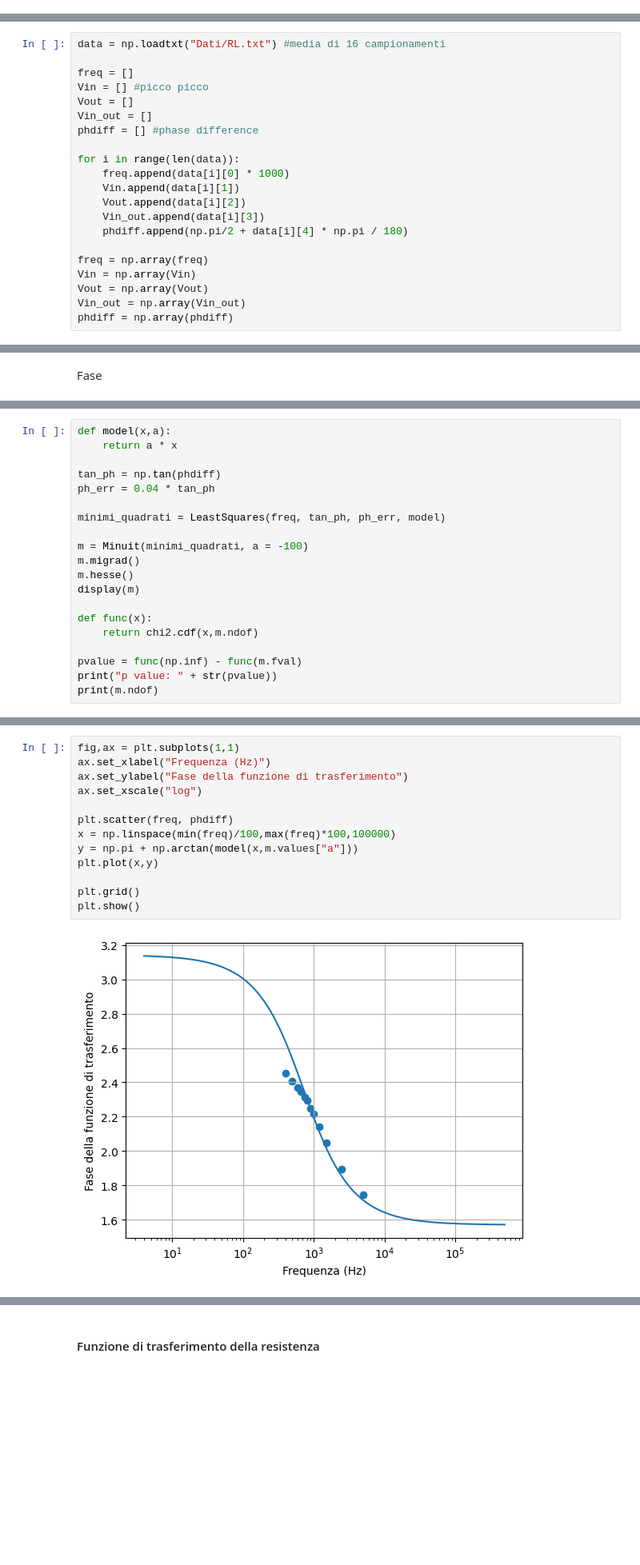
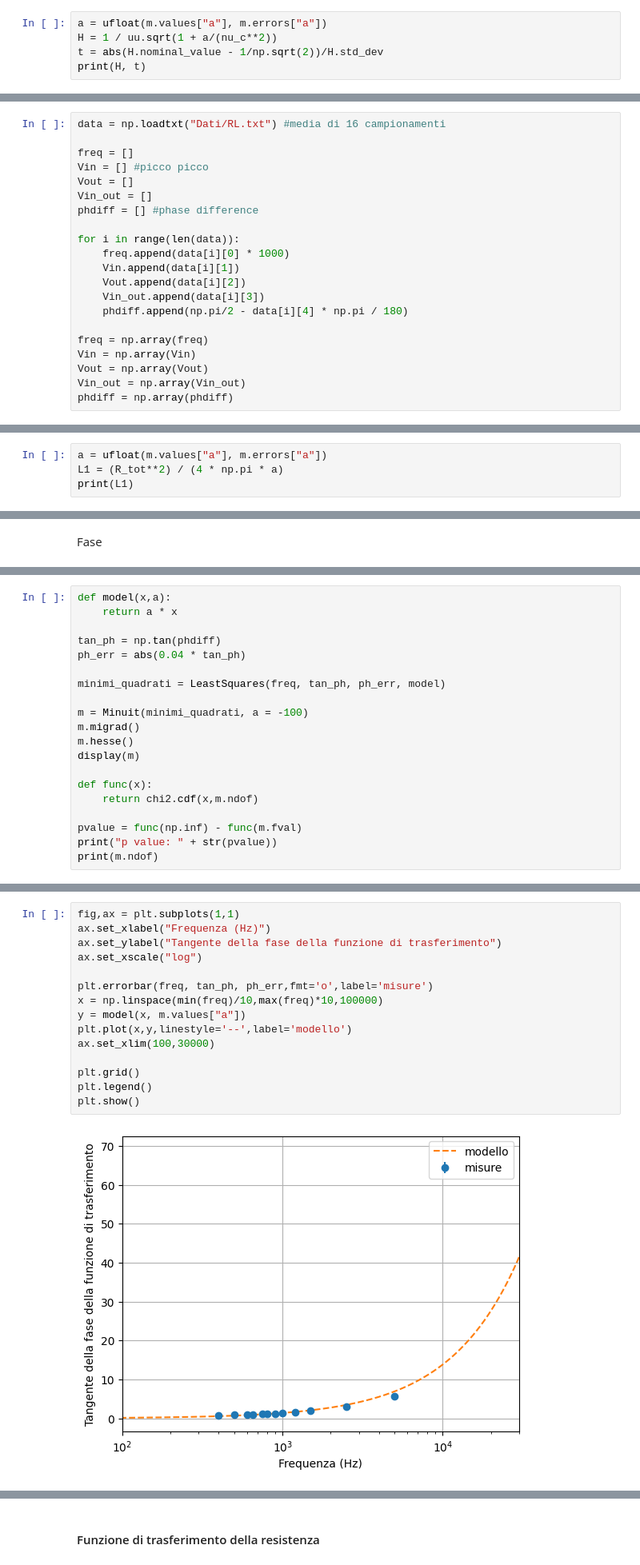
Before and after one commit to ARossiUnimib/Laboratorio-2---Gruppo-21-A.A.-2023-24, a Jupyter notebook: Notebooks/Circuiti_3/Circuiti_3.ipynb, the cells around one changed output, grey strips where cells are left out. Shown at 80% size. Saved outputs shown, nothing was run; the diff lists cells and outputs as text; blank space fills up the shorter version.

```diff
--- a/Notebooks/Circuiti_3/Circuiti_3.ipynb
+++ b/Notebooks/Circuiti_3/Circuiti_3.ipynb
@@ -241,0 +278,5 @@ plt.show()
+# %%
+a = ufloat(m.values["a"], m.errors["a"])
+H = 1 / uu.sqrt(1 + a/(nu_c**2))
+t = abs(H.nominal_value - 1/np.sqrt(2))/H.std_dev
+print(H, t)
@@ -264,7 +332,7 @@ for i in range(len(data)):
     Vin.append(data[i][1])
     Vout.append(data[i][2])
     Vin_out.append(data[i][3])
-    phdiff.append(np.pi/2 + data[i][4] * np.pi / 180)
+    phdiff.append(np.pi/2 - data[i][4] * np.pi / 180)
 
 freq = np.array(freq)
 Vin = np.array(Vin)
@@ -336,0 +409,4 @@ plt.show()
+# %%
+a = ufloat(m.values["a"], m.errors["a"])
+L1 = (R_tot**2) / (4 * np.pi * a)
+print(L1)
@@ -353,7 +450,7 @@ def model(x,a):
     return a * x
 
 tan_ph = np.tan(phdiff)
-ph_err = 0.04 * tan_ph
+ph_err = abs(0.04 * tan_ph)
 
 minimi_quadrati = LeastSquares(freq, tan_ph, ph_err, model)
 
@@ -384,15 +481,17 @@ p value: 0.0
 # %%
 fig,ax = plt.subplots(1,1)
 ax.set_xlabel("Frequenza (Hz)")
-ax.set_ylabel("Fase della funzione di trasferimento")
+ax.set_ylabel("Tangente della fase della funzione di trasferimento")
 ax.set_xscale("log")
 
-plt.scatter(freq, phdiff)
-x = np.linspace(min(freq)/100,max(freq)*100,100000)
-y = np.pi + np.arctan(model(x,m.values["a"]))
-plt.plot(x,y)
+plt.errorbar(freq, tan_ph, ph_err,fmt='o',label='misure')
+x = np.linspace(min(freq)/10,max(freq)*10,100000)
+y = model(x, m.values["a"])
+plt.plot(x,y,linestyle='--',label='modello')
+ax.set_xlim(100,30000)
 
 plt.grid()
+plt.legend()
 plt.show()
 # %% [output]
-[figure, old version]
+[figure, new version]
```
Also changed, not shown: parts of 45 cells of this notebook.
